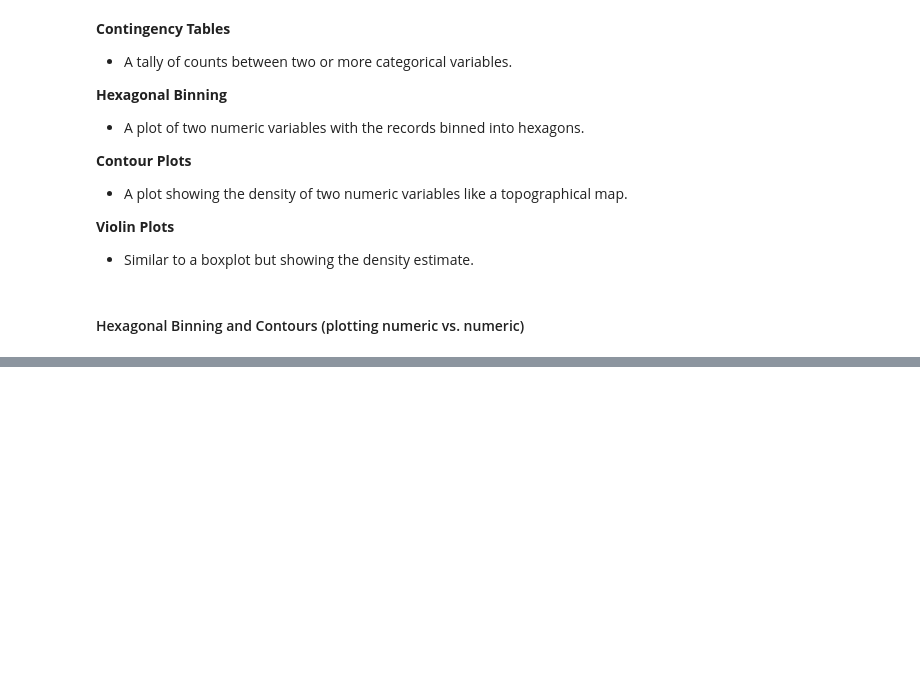
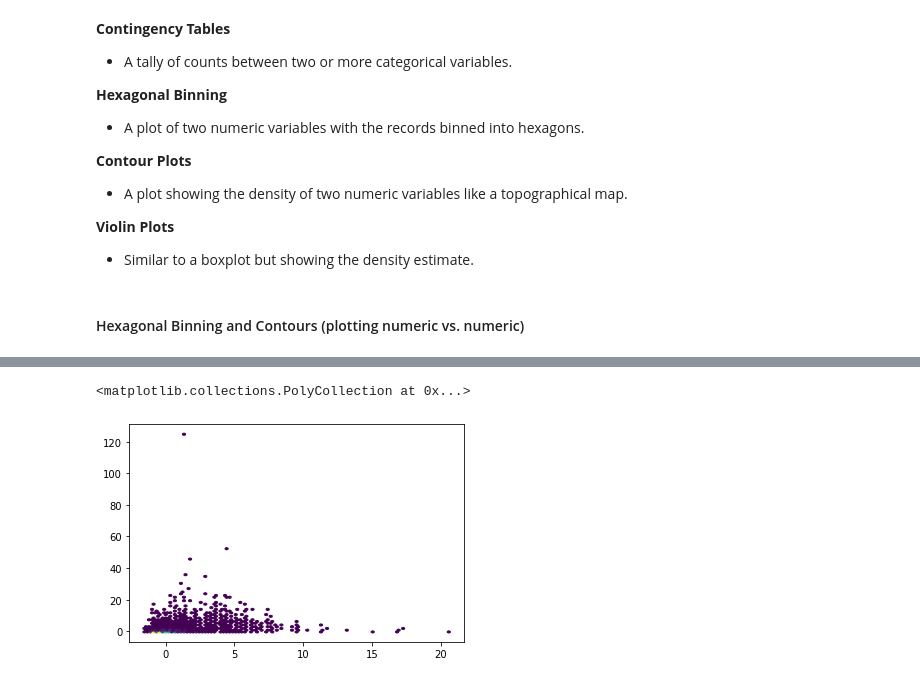
Before and after one commit to sitsawek/Practical-statistic-for-data-scientist, a Jupyter notebook: explore_data_analysis_part2.ipynb, the cells around one changed output, grey strips where cells are left out. Saved outputs shown, nothing was run; the diff lists cells and outputs as text; code cells hidden in the pictures; blank space fills up the shorter version.

Commit message:
hexagonal plot

```diff
--- a/explore_data_analysis_part2.ipynb
+++ b/explore_data_analysis_part2.ipynb
@@ -408,0 +411,4 @@ fix.show("svg", width = 500, height = 500)
+# %%
+import matplotlib.pyplot as plt
+df = pd.read_csv("https://raw.githubusercontent.com/chandresh189/Zomato_data-Analysis/master/Combined_File.csv")
+df.count()
@@ -408,0 +426,6 @@ fix.show("svg", width = 500, height = 500)
+# %%
+# Standardized before plot
+scaler = StandardScaler()
+array = scaler.fit_transform(df[['PRICE', 'VOTES']])
+standardized_data = pd.DataFrame(array, columns=['price', 'votes'])
+standardized_data.head()
@@ -408,0 +439,7 @@ fix.show("svg", width = 500, height = 500)
+# %%
+x = standardized_data['price']
+y = standardized_data['votes']
+plt.hexbin(x, y, mincnt=1)
+# %% [output]
+<matplotlib.collections.PolyCollection at 0x...>
+[figure, added]
```
Also changed, not shown: parts of 4 cells of this notebook.
